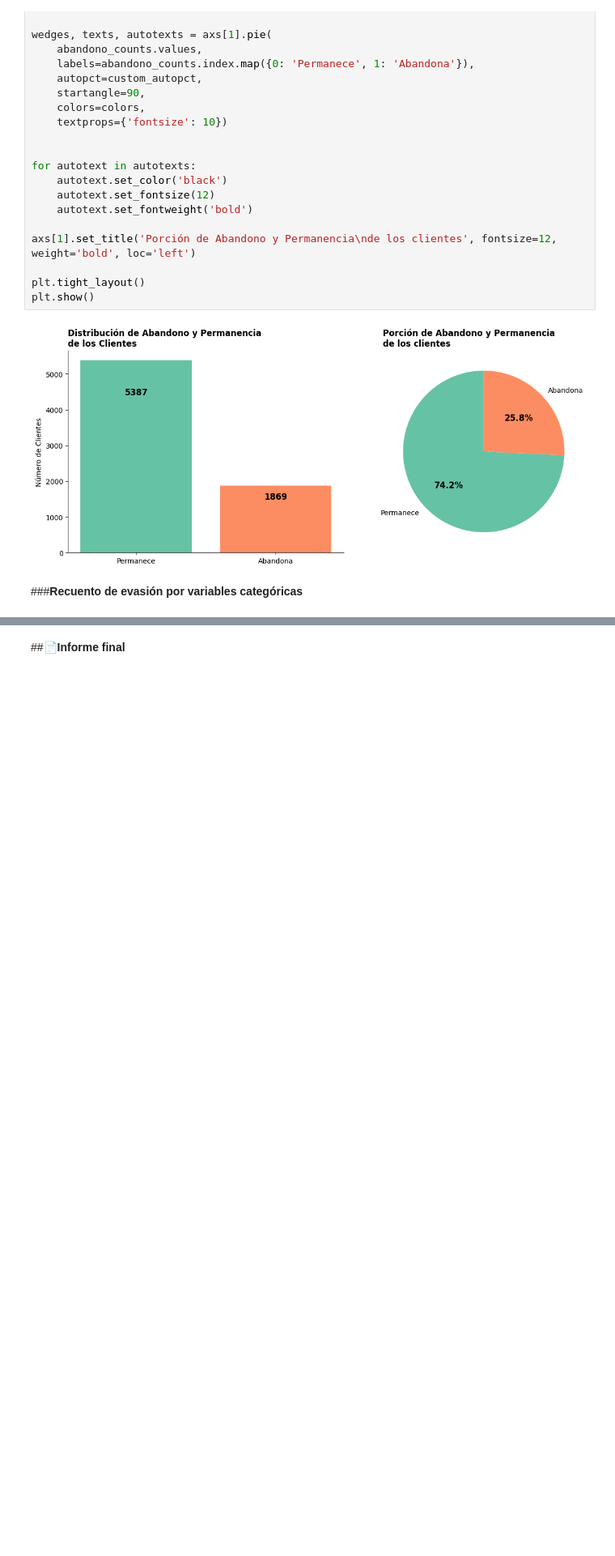
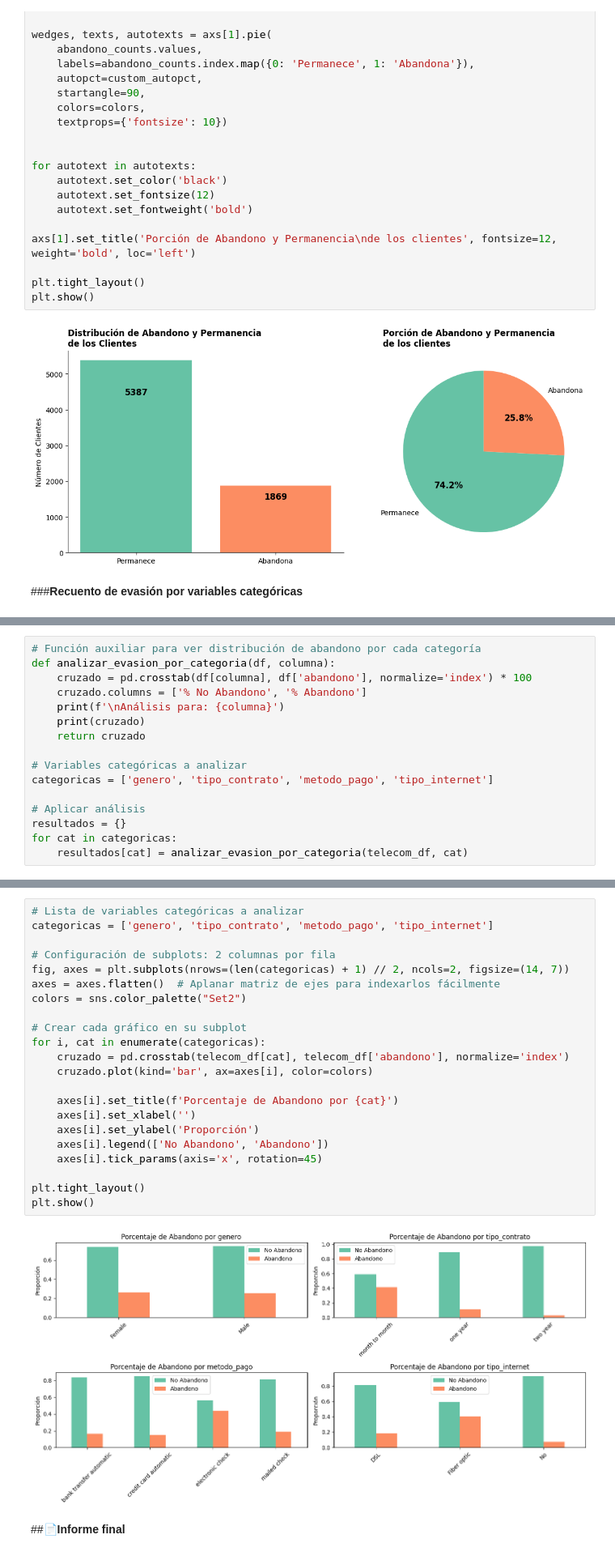
Before and after one commit to angelesGladin/TelecomX_latam, a Jupyter notebook: TelecomX_LATAM.ipynb, the cells around one changed output, grey strips where cells are left out. Shown: that part at 81% size. Drawn from its saved outputs; the diff is of its cells as text; blank space fills up the shorter version.

Commit message:
termino del rencuentro de evasión por variables categóricas

```diff
--- a/TelecomX_LATAM.ipynb
+++ b/TelecomX_LATAM.ipynb
@@ -414,0 +387,16 @@ columnas_servicios.sample(4)
+# %%
+# Función auxiliar para ver distribución de abandono por cada categoría
+def analizar_evasion_por_categoria(df, columna):
+    cruzado = pd.crosstab(df[columna], df['abandono'], normalize='index') * 100
+    cruzado.columns = ['% No Abandono', '% Abandono']
+    print(f'\nAnálisis para: {columna}')
+    print(cruzado)
+    return cruzado
+
+# Variables categóricas a analizar
+categoricas = ['genero', 'tipo_contrato', 'metodo_pago', 'tipo_internet']
+
+# Aplicar análisis
+resultados = {}
+for cat in categoricas:
+    resultados[cat] = analizar_evasion_por_categoria(telecom_df, cat)
@@ -415,2 +421,26 @@ columnas_servicios.sample(4)
+# %%
+# Lista de variables categóricas a analizar
+categoricas = ['genero', 'tipo_contrato', 'metodo_pago', 'tipo_internet']
+
+# Configuración de subplots: 2 columnas por fila
+fig, axes = plt.subplots(nrows=(len(categoricas) + 1) // 2, ncols=2, figsize=(14, 7))
+axes = axes.flatten()  # Aplanar matriz de ejes para indexarlos fácilmente
+colors = sns.color_palette("Set2")
+
+# Crear cada gráfico en su subplot
+for i, cat in enumerate(categoricas):
+    cruzado = pd.crosstab(telecom_df[cat], telecom_df['abandono'], normalize='index')
+    cruzado.plot(kind='bar', ax=axes[i], color=colors)
+
+    axes[i].set_title(f'Porcentaje de Abandono por {cat}')
+    axes[i].set_xlabel('')
+    axes[i].set_ylabel('Proporción')
+    axes[i].legend(['No Abandono', 'Abandono'])
+    axes[i].tick_params(axis='x', rotation=45)
+
+plt.tight_layout()
+plt.show()
+# %% [output]
+[figure, added]
 # %% [markdown]
 ##📄**Informe final**
```
Also changed, not shown: parts of 11 cells of this notebook.
